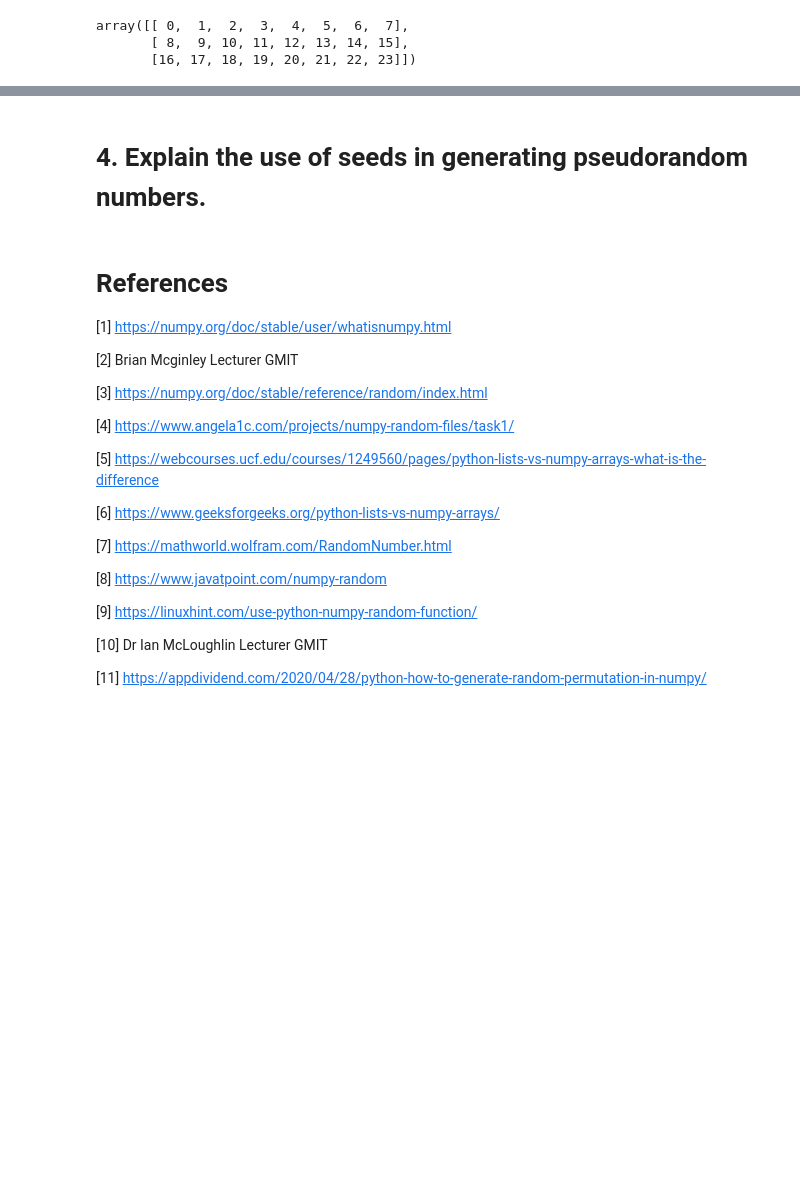
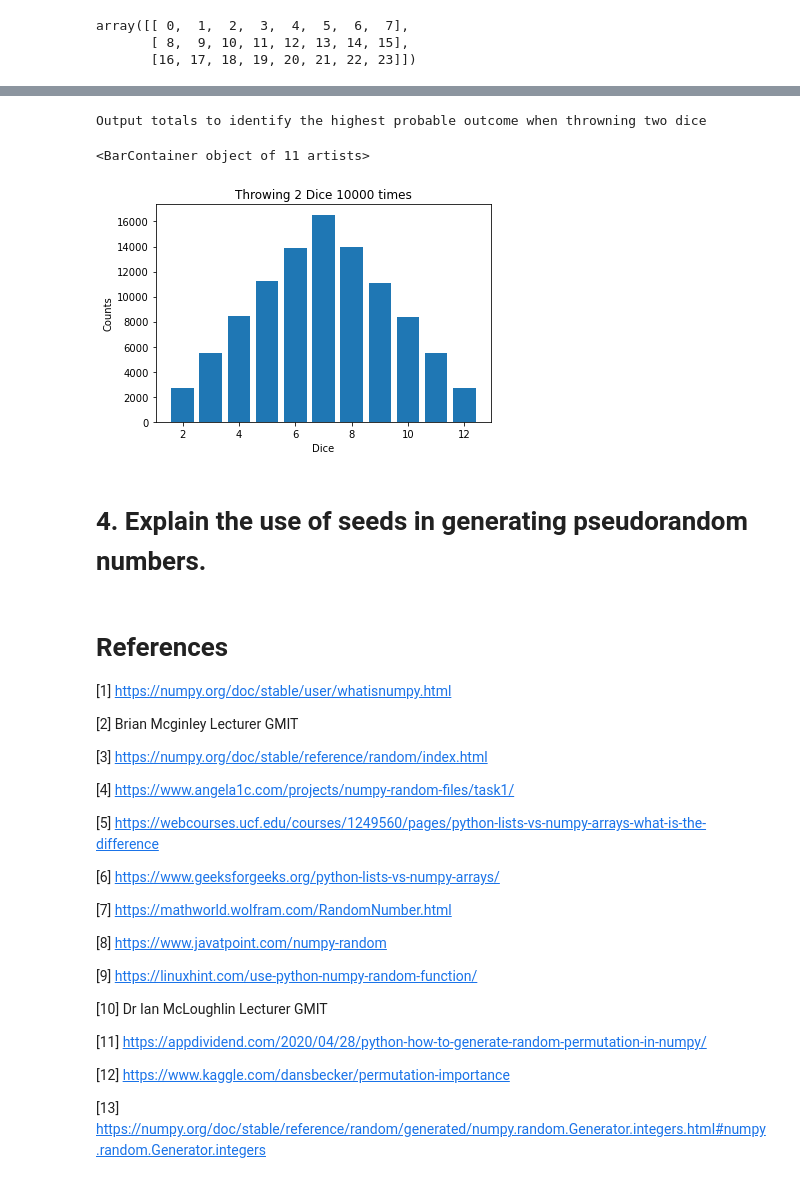
Before and after one commit to DPR-droid/2021_11_Programming-for-Data-Analysis-Assignment-2021, a Jupyter notebook: numpy-random.ipynb, the cells around one changed output, grey strips where cells are left out. Saved outputs shown, nothing was run; the diff lists cells and outputs as text; code cells hidden in the pictures; blank space fills up the shorter version.

```diff
--- a/numpy-random.ipynb
+++ b/numpy-random.ipynb
@@ -311,3 +308,14 @@ To visualise the difference this assesment is going to use another python packag
+# %%
+print('Output totals to identify the highest probable outcome when throwning two dice')
+#plt.pyplot.hist(totals)
+plt.xlabel('Dice')
+plt.ylabel('Counts')
+plt.title('Throwing 2 Dice 10000 times')
+plt.bar(faces , counts)
+# %% [output]
+Output totals to identify the highest probable outcome when throwning two dice
+<BarContainer object of 11 artists>
+[figure, added]
 # %% [markdown]
 # 4. Explain the use of seeds in generating pseudorandom numbers.
 # %% [markdown]
@@ -334,3 +342,7 @@ To visualise the difference this assesment is going to use another python packag
 [10] Dr Ian McLoughlin Lecturer GMIT
 
 [11] https://appdividend.com/2020/04/28/python-how-to-generate-random-permutation-in-numpy/
+
+[12] https://www.kaggle.com/dansbecker/permutation-importance
+
+[13] https://numpy.org/doc/stable/reference/random/generated/numpy.random.Generator.integers.html#numpy.random.Generator.integers
```
Also changed, not shown: parts of 24 cells of this notebook, 2 other files.
